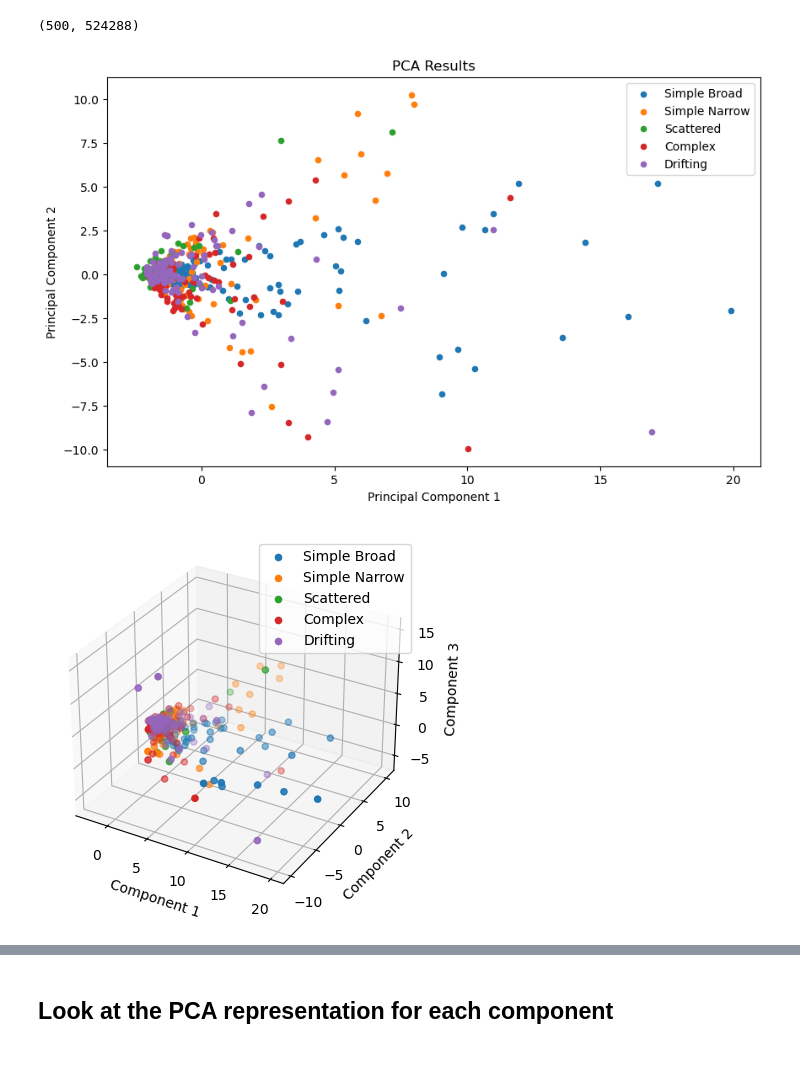
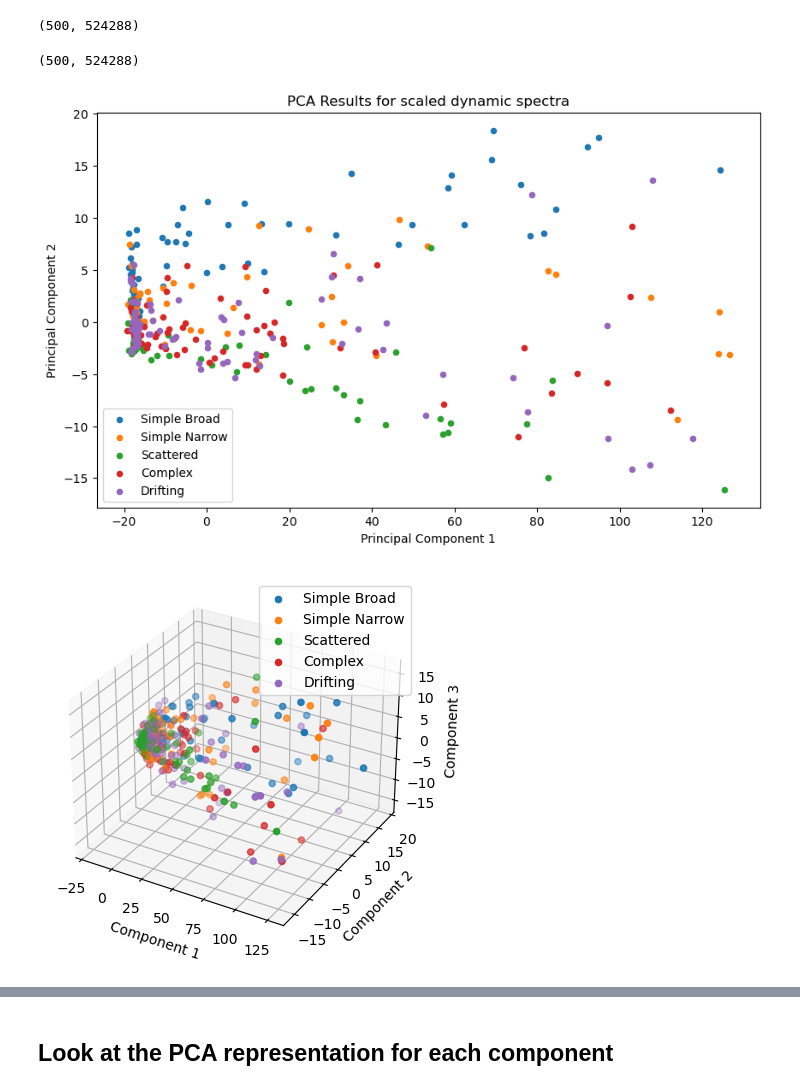
Before and after one commit to SRON-API-DataMagic/Rep_Learn_FRB, a Jupyter notebook: Analysis/PCA.ipynb, the cells around one changed output, grey strips where cells are left out. Drawn from its saved outputs; the diff is of its cells as text; code cells hidden in the pictures; blank space fills up the shorter version.

```diff
--- a/Analysis/PCA.ipynb
+++ b/Analysis/PCA.ipynb
@@ -24,7 +28,7 @@ for directory in directories:
 
     for filename in os.listdir(data_dir):
         if filename.endswith(".npy"):
-            data_per_directory.append(np.load(os.path.join(data_dir, filename)))
+            data_per_directory.append(normalize((np.load(os.path.join(data_dir, filename)))))
 
     data_per_directory = np.array(data_per_directory).reshape(-1, 1024 * 512)[:100]
     data.append(data_per_directory)
@@ -36,6 +40,8 @@ combined_data = np.concatenate(data, axis=0)
 combined_data_2d = combined_data.reshape(-1, 1024 * 512)
 
 print(combined_data_2d.shape)
+# %% [output]
+(500, 524288)
 # %%
 print(combined_data_2d.shape)
 # %% [output]
@@ -51,35 +57,35 @@ transformed_fit = pca.fit_transform(combined_data_2d)
 labels = [
     "Simple Broad",
     "Simple Narrow",
     "Scattered",
     "Complex",
     "Drifting"
 ]
 
 # Set the figure size
 plt.figure(figsize=(10, 6))
 
 # Create a scatter plot where points are colored by directory labels
 for i, label in enumerate(directories):
     num_samples = data[i].shape[0]
     start_idx = sum(len(data[j]) for j in range(i))
     end_idx = start_idx + num_samples
     plt.scatter(transformed_fit[start_idx:end_idx, 0], transformed_fit[start_idx:end_idx, 1], label=labels[i], s=20)
 
 # Set axis labels
 plt.xlabel('Principal Component 1')
 plt.ylabel('Principal Component 2')
 
 # Set a title for the plot
-plt.title('PCA Results')
+plt.title('PCA Results for scaled dynamic spectra')
 
 # Display a legend to differentiate the datasets
 plt.legend()
 
 # Show the plot
 plt.show()
 # %% [output]
-[figure, old version]
+[figure, new version]
 # %%
 # Apply PCA to the combined data
 n_components = 3  # You can adjust the number of components as needed
@@ -119,4 +125,4 @@ ax.set_zlabel('Component 3')
 plt.legend()
 plt.show()
 # %% [output]
-[figure, old version]
+[figure, new version]
```
Also changed, not shown: parts of 3 cells of this notebook.
